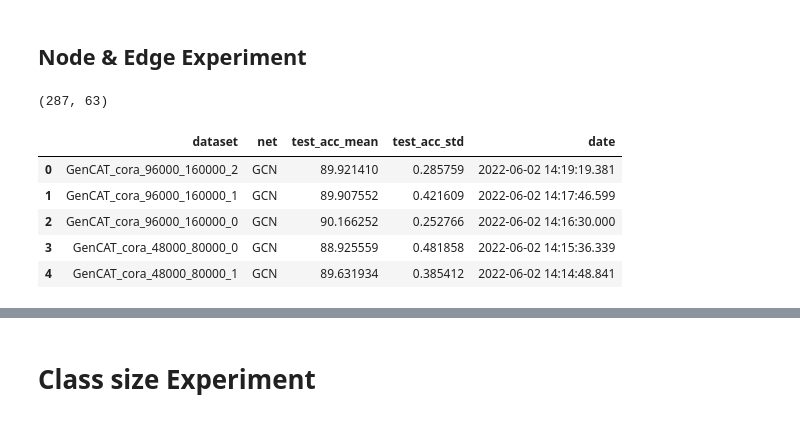
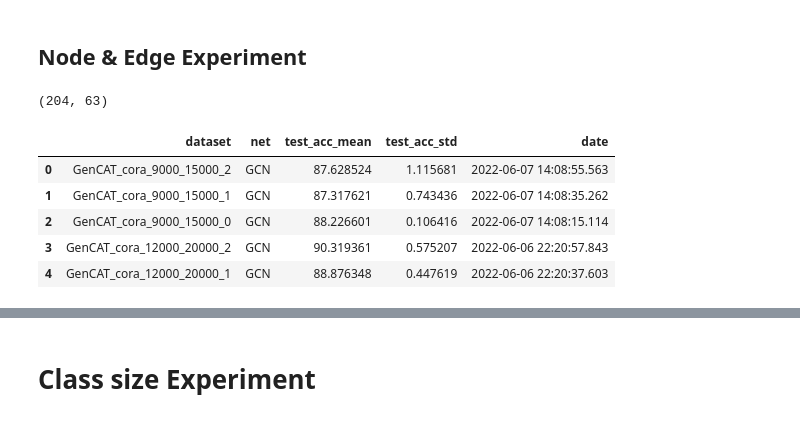
Before and after one commit to seijimaekawa/empirical-study-of-GNNs, a Jupyter notebook: notebooks/final_plots.ipynb, the cells around one changed output, grey strips where cells are left out. Cells and saved outputs as stored; diff of their text form; code cells hidden in the pictures.

```diff
--- a/notebooks/final_plots.ipynb
+++ b/notebooks/final_plots.ipynb
@@ -278,19 +308,19 @@ plot_result(
 # %%
 exp = "scalability_node_edge"
 split = "supervised"
-result_path = f"{path_result}result_{exp}_{split}5.csv"
+result_path = f"{path_result}result_{exp}_{split}.csv"
 
 df_scalability_node_edge = pd.read_csv(result_path)
 print(df_scalability_node_edge.shape)
 df_scalability_node_edge.head()[["dataset", "net", "test_acc_mean", "test_acc_std", "date"]]
 # %% [output]
-(287, 63)
+(204, 63)
 |  | dataset | net | test_acc_mean | test_acc_std | date |
-| 0 | GenCAT_cora_96000_160000_2 | GCN | 89.921410 | 0.285759 | 2022-06-02 14:19:19.381 |
-| 1 | GenCAT_cora_96000_160000_1 | GCN | 89.907552 | 0.421609 | 2022-06-02 14:17:46.599 |
-| 2 | GenCAT_cora_96000_160000_0 | GCN | 90.166252 | 0.252766 | 2022-06-02 14:16:30.000 |
-| 3 | GenCAT_cora_48000_80000_0 | GCN | 88.925559 | 0.481858 | 2022-06-02 14:15:36.339 |
-| 4 | GenCAT_cora_48000_80000_1 | GCN | 89.631934 | 0.385412 | 2022-06-02 14:14:48.841 |
+| 0 | GenCAT_cora_9000_15000_2 | GCN | 87.628524 | 1.115681 | 2022-06-07 14:08:55.563 |
+| 1 | GenCAT_cora_9000_15000_1 | GCN | 87.317621 | 0.743436 | 2022-06-07 14:08:35.262 |
+| 2 | GenCAT_cora_9000_15000_0 | GCN | 88.226601 | 0.106416 | 2022-06-07 14:08:15.114 |
+| 3 | GenCAT_cora_12000_20000_2 | GCN | 90.319361 | 0.575207 | 2022-06-06 22:20:57.843 |
+| 4 | GenCAT_cora_12000_20000_1 | GCN | 88.876348 | 0.447619 | 2022-06-06 22:20:37.603 |
 # %%
 methods = ["GCN", "MLP", "GAT", "GraphSAGE", "ChebNet", "SGC", "H2GCN",
            "MoNet", "GPRGNN", "FSGNN", "JK-GCN", "JK-GAT", "JK-GraphSAGE",
```
Also changed, not shown: parts of 12 cells of this notebook, 6 other files.
